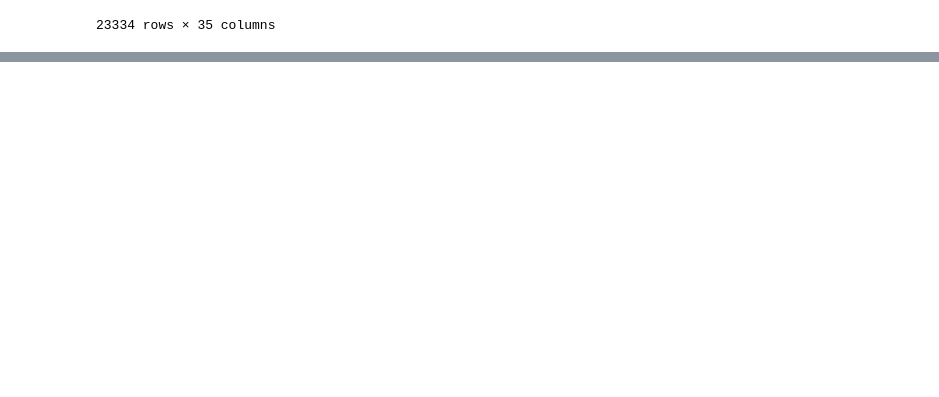
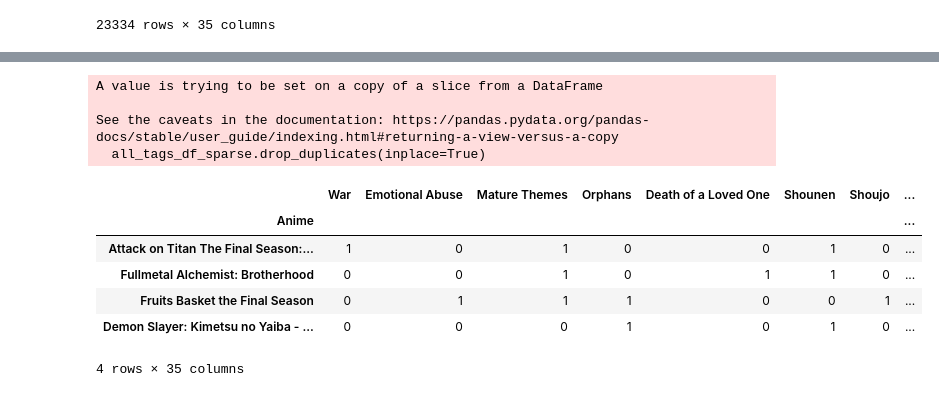
Before and after one commit to VAMarques/Proyecto-Grupo-12, a Jupyter notebook: demo Mativ/tags_exploratorio.ipynb, the cells around one changed output, grey strips where cells are left out. Cells and saved outputs as stored; diff of their text form; code cells hidden in the pictures; blank space fills up the shorter version.

```diff
--- a/demo Mativ/tags_exploratorio.ipynb
+++ b/demo Mativ/tags_exploratorio.ipynb
@@ -69,0 +91,20 @@ all_tags_df_sparse
+# %%
+# Eliminar los duplicados, utilizando el método drop_duplicates(), inplace=True para que se haga el
+# cambio
+
+all_tags_df_sparse.drop_duplicates(inplace=True)
+# %% [output]
+A value is trying to be set on a copy of a slice from a DataFrame
+
+See the caveats in the documentation: https://pandas.pydata.org/pandas-docs/stable/user_guide/indexing.html#returning-a-view-versus-a-copy
+  all_tags_df_sparse.drop_duplicates(inplace=True)
+# %%
+all_tags_df_sparse.head()
+# %% [output]
+|  | War | Emotional Abuse | Mature Themes | Orphans | Death of a Loved One | Shounen | Shoujo | ... |
+| Anime |  |  |  |  |  |  |  | ... |
+| Attack on Titan The Final Season:... | 1 | 0 | 1 | 0 | 0 | 1 | 0 | ... |
+| Fullmetal Alchemist: Brotherhood | 0 | 0 | 1 | 0 | 1 | 1 | 0 | ... |
+| Fruits Basket the Final Season | 0 | 1 | 1 | 1 | 0 | 0 | 1 | ... |
+| Demon Slayer: Kimetsu no Yaiba - ... | 0 | 0 | 0 | 1 | 0 | 1 | 0 | ... |
+4 rows × 35 columns
```
Also changed, not shown: parts of 2 cells of this notebook, 1 other file.
